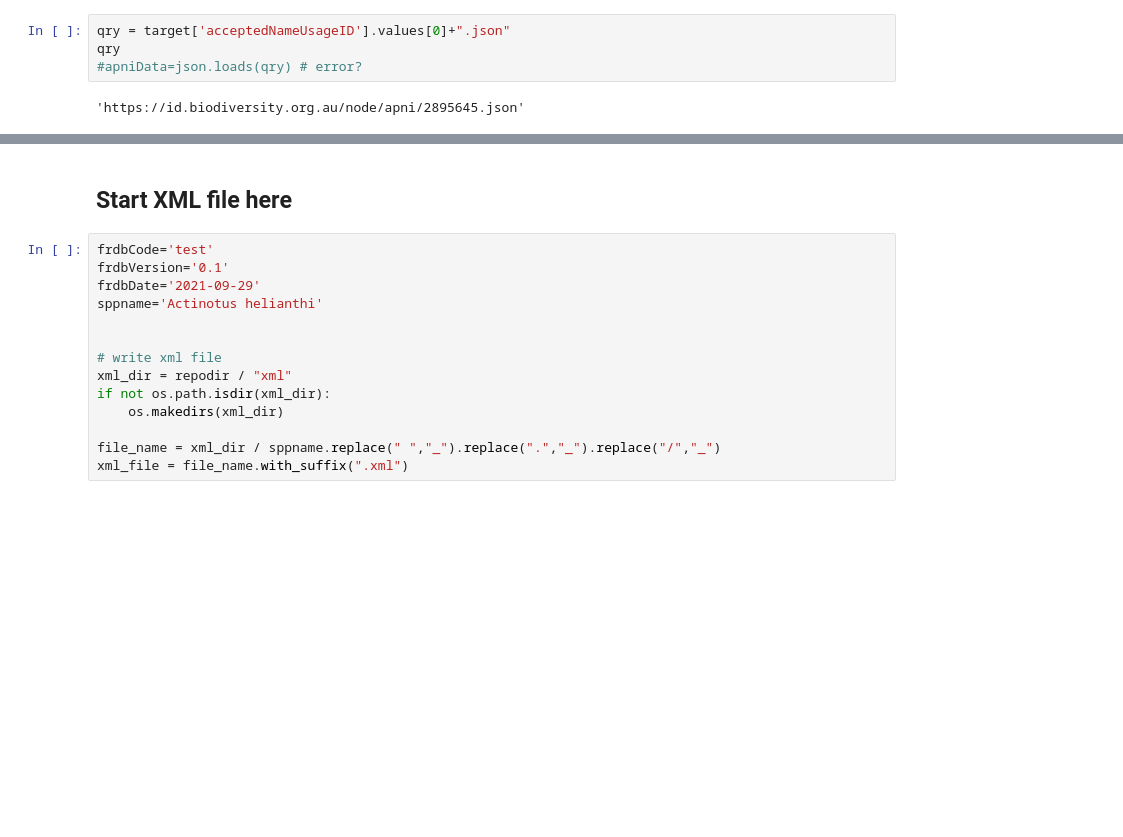
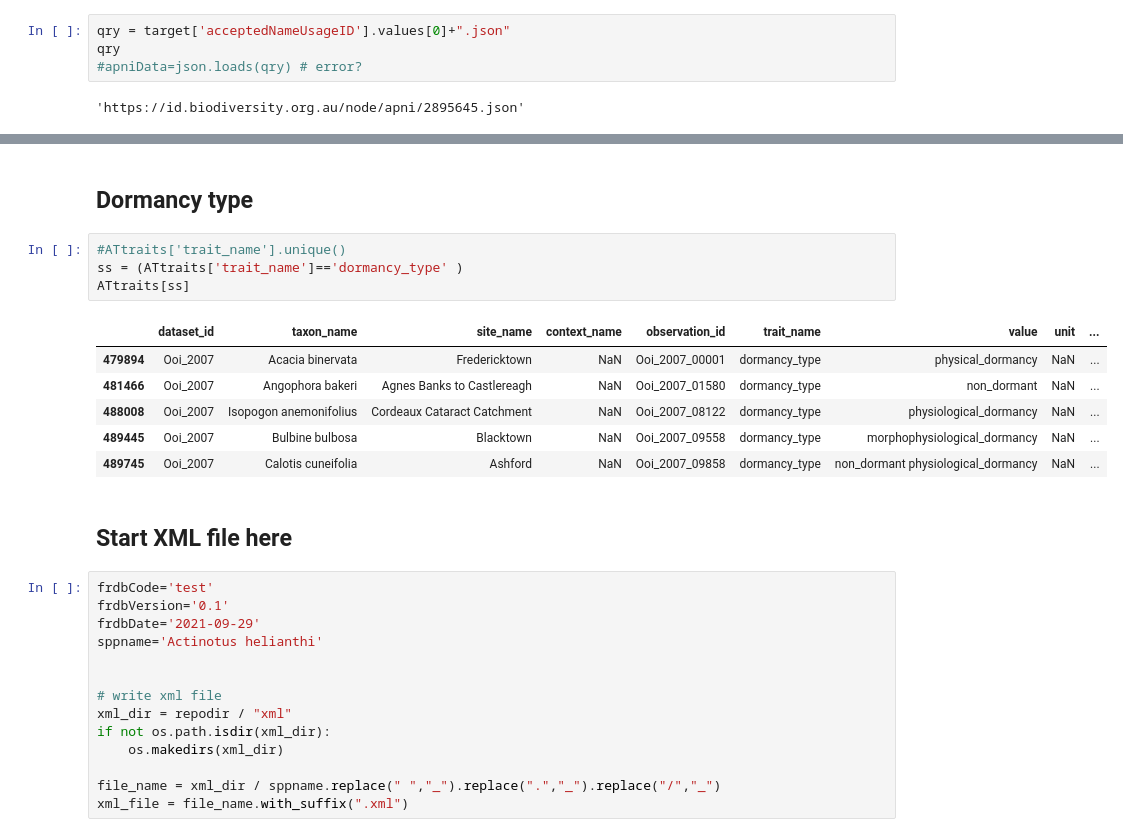
Before and after one commit to ces-unsw-edu-au/fireveg-db-imports, a Jupyter notebook: python/Read-Austraits-data.ipynb, the cells around one changed output, grey strips where cells are left out. Saved outputs shown, nothing was run; the diff lists cells and outputs as text; blank space fills up the shorter version.

```diff
--- a/python/Read-Austraits-data.ipynb
+++ b/python/Read-Austraits-data.ipynb
@@ -206,6 +206,19 @@ apniData
   'versionUpdatedAt': '2018-06-05T14:00:00Z',
   'elementUpdatedBy': 'import',
   'elementUpdatedAt': '2018-06-12T19:34:59Z'}}
+# %% [markdown]
+## Dormancy type
+# %%
+#ATtraits['trait_name'].unique()
+ss = (ATtraits['trait_name']=='dormancy_type' )
+ATtraits[ss]
+# %% [output]
+|  | dataset_id | taxon_name | site_name | context_name | observation_id | trait_name | value | unit | ... |
+| 479894 | Ooi_2007 | Acacia binervata | Fredericktown | NaN | Ooi_2007_00001 | dormancy_type | physical_dormancy | NaN | ... |
+| 481466 | Ooi_2007 | Angophora bakeri | Agnes Banks to Castlereagh | NaN | Ooi_2007_01580 | dormancy_type | non_dormant | NaN | ... |
+| 488008 | Ooi_2007 | Isopogon anemonifolius | Cordeaux Cataract Catchment | NaN | Ooi_2007_08122 | dormancy_type | physiological_dormancy | NaN | ... |
+| 489445 | Ooi_2007 | Bulbine bulbosa | Blacktown | NaN | Ooi_2007_09558 | dormancy_type | morphophysiological_dormancy | NaN | ... |
+| 489745 | Ooi_2007 | Calotis cuneifolia | Ashford | NaN | Ooi_2007_09858 | dormancy_type | non_dormant physiological_dormancy | NaN | ... |
 # %% [markdown]
 ## Start XML file here
 # %%
```
Also changed, not shown: parts of 1 cell of this notebook, 7 other files.
